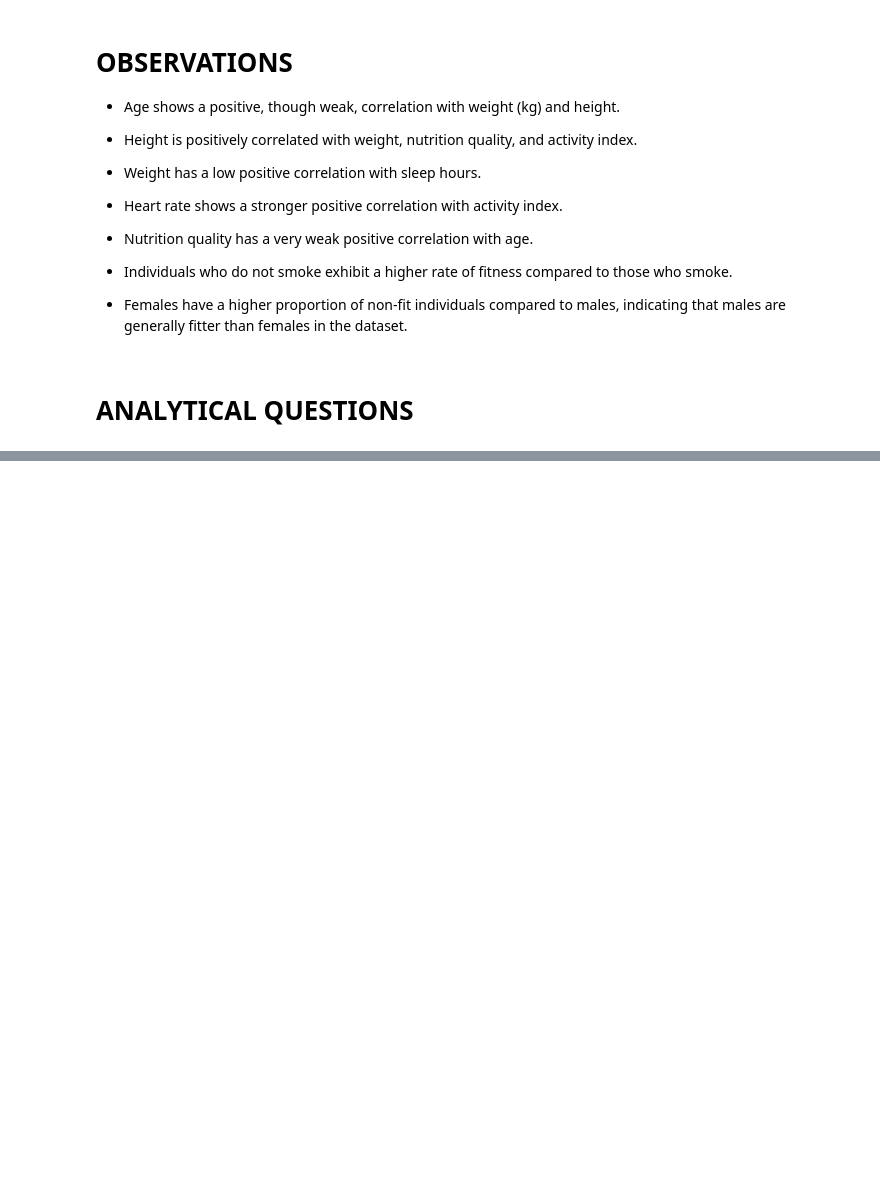
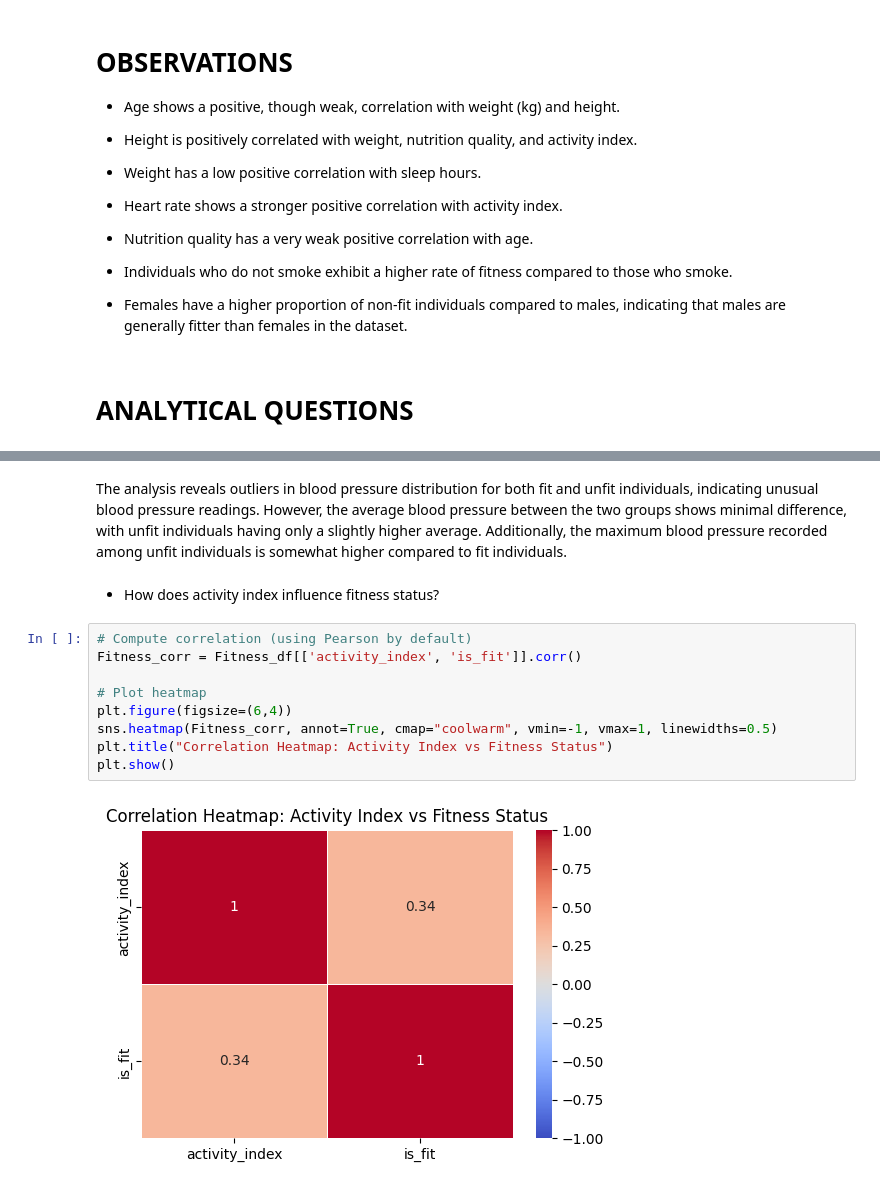
Before and after one commit to bamzyyyy/Fitness_Classification, a Jupyter notebook: Notebook/Fitness.ipynb, the cells around one changed output, grey strips where cells are left out. Cells and saved outputs as stored; diff of their text form; blank space fills up the shorter version.

```diff
--- a/Notebook/Fitness.ipynb
+++ b/Notebook/Fitness.ipynb
@@ -356,0 +495,15 @@ plt.show()
+# %% [markdown]
+The analysis reveals outliers in blood pressure distribution for both fit and unfit individuals, indicating unusual blood pressure readings. However, the average blood pressure between the two groups shows minimal difference, with unfit individuals having only a slightly higher average. Additionally, the maximum blood pressure recorded among unfit individuals is somewhat higher compared to fit individuals.
+# %% [markdown]
+- How does activity index influence fitness status?
+# %%
+# Compute correlation (using Pearson by default)
+Fitness_corr = Fitness_df[['activity_index', 'is_fit']].corr()
+
+# Plot heatmap
+plt.figure(figsize=(6,4))
+sns.heatmap(Fitness_corr, annot=True, cmap="coolwarm", vmin=-1, vmax=1, linewidths=0.5)
+plt.title("Correlation Heatmap: Activity Index vs Fitness Status")
+plt.show()
+# %% [output]
+[figure, added]
```
Also changed, not shown: parts of 73 cells of this notebook, 5 other files.
